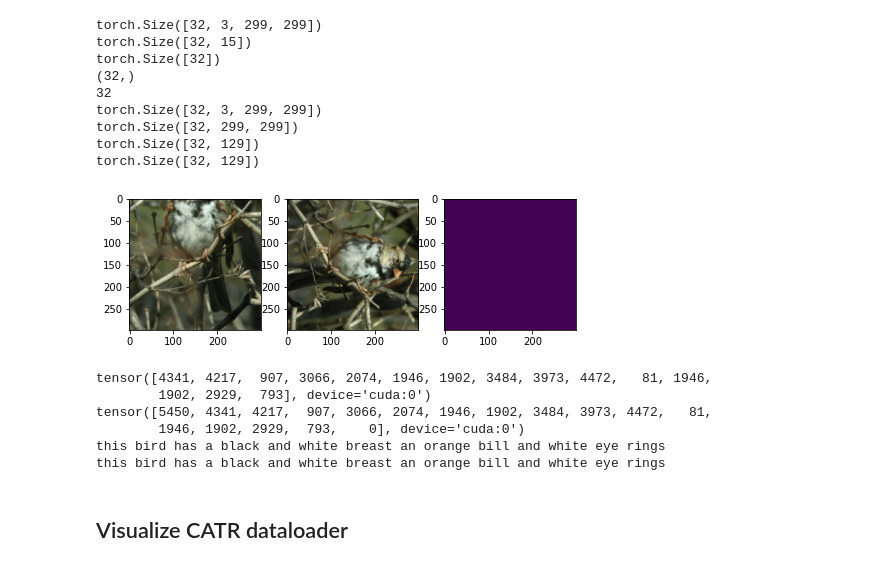
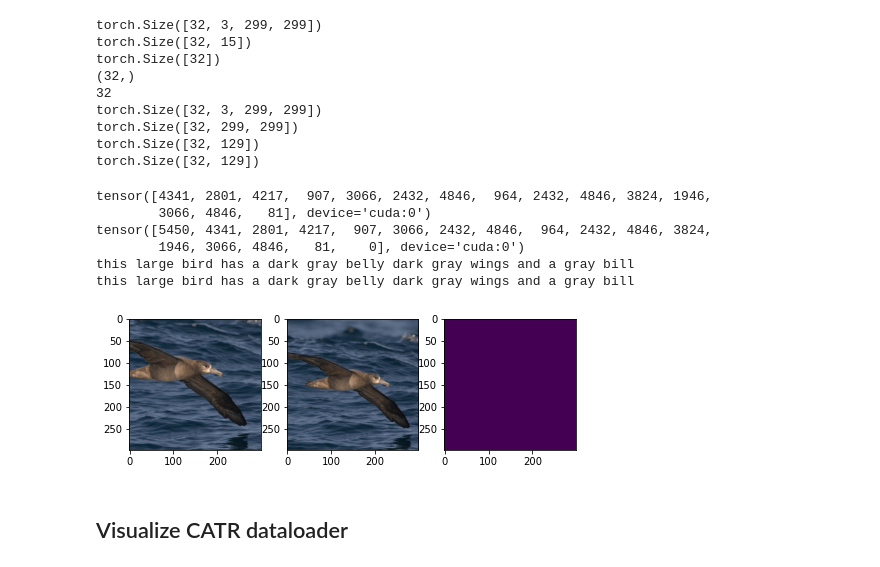
Before and after one commit to mshaikh2/MMRL, a Jupyter notebook: code/catr_damsm_dataloader.ipynb, the cells around one changed output. Saved outputs shown, nothing was run; the diff lists cells and outputs as text; code cells hidden in the pictures.

```diff
--- a/code/catr_damsm_dataloader.ipynb
+++ b/code/catr_damsm_dataloader.ipynb
@@ -189,5 +208,7 @@ print(dataset_val.n_words, dataset_val.embeddings_num)
+# %%
+it = iter(dataloader_val)
 # %%
-dt = iter(dataloader).next()
+dt = it.next()
 # %%
 im, a, b, c, d, c1, c2, c3, c4 = prepare_data(dt)
 # %%
@@ -212,38 +233,35 @@ torch.Size([32, 129])
 torch.Size([32, 129])
 # %%
 import matplotlib.pyplot as plt
-i = 1
+i = 3
+cap0 = a[i]
+cap = c3[i]
+cap_m = c4[i]
+print(cap0)
+print(cap[~cap_m])
+print(birdtk.decode(cap0, skip_special_tokens=True))
+print(birdtk.decode(cap, skip_special_tokens=True))
+
 img = c1[i].cpu()
 mask = c2[i].cpu()
 img0 = im[0][i].cpu()
 # print(img[i].min(), img[i].max())
 fig = plt.figure(figsize=(8, 8))
 fig.add_subplot(1,3,1)
 plt.imshow((img0.numpy().transpose((1,2,0)) - img0.min().numpy()) / (img0.max() - img0.min()).numpy())
 fig.add_subplot(1,3,2)
 plt.imshow((img.numpy().transpose((1,2,0)) - img.min().numpy()) / (img.max() - img.min()).numpy())
 fig.add_subplot(1,3,3)
 plt.imshow(mask.numpy().astype(int))
 plt.show()
 # %% [output]
+tensor([4341, 2801, 4217,  907, 3066, 2432, 4846,  964, 2432, 4846, 3824, 1946,
+        3066, 4846,   81], device='cuda:0')
+tensor([5450, 4341, 2801, 4217,  907, 3066, 2432, 4846,  964, 2432, 4846, 3824,
+        1946, 3066, 4846,   81,    0], device='cuda:0')
+this large bird has a dark gray belly dark gray wings and a gray bill
+this large bird has a dark gray belly dark gray wings and a gray bill
-[figure, old version]
+[figure, new version]
-# %%
-# i = 0
-cap0 = a[i]
-cap = c3[i]
-cap_m = c4[i]
-print(cap0)
-print(cap[~cap_m])
-print(birdtk.decode(cap, skip_special_tokens=True))
-print(birdtk.decode(cap0, skip_special_tokens=True))
-# print(cap_m)
-# %% [output]
-tensor([4341, 4217,  907, 3066, 2074, 1946, 1902, 3484, 3973, 4472,   81, 1946,
-        1902, 2929,  793], device='cuda:0')
-tensor([5450, 4341, 4217,  907, 3066, 2074, 1946, 1902, 3484, 3973, 4472,   81,
-        1946, 1902, 2929,  793,    0], device='cuda:0')
-this bird has a black and white breast an orange bill and white eye rings
-this bird has a black and white breast an orange bill and white eye rings
 # %% [markdown]
 ## Visualize CATR dataloader
 # %%
```
Also changed, not shown: parts of 1 cell of this notebook, 1 other file.
